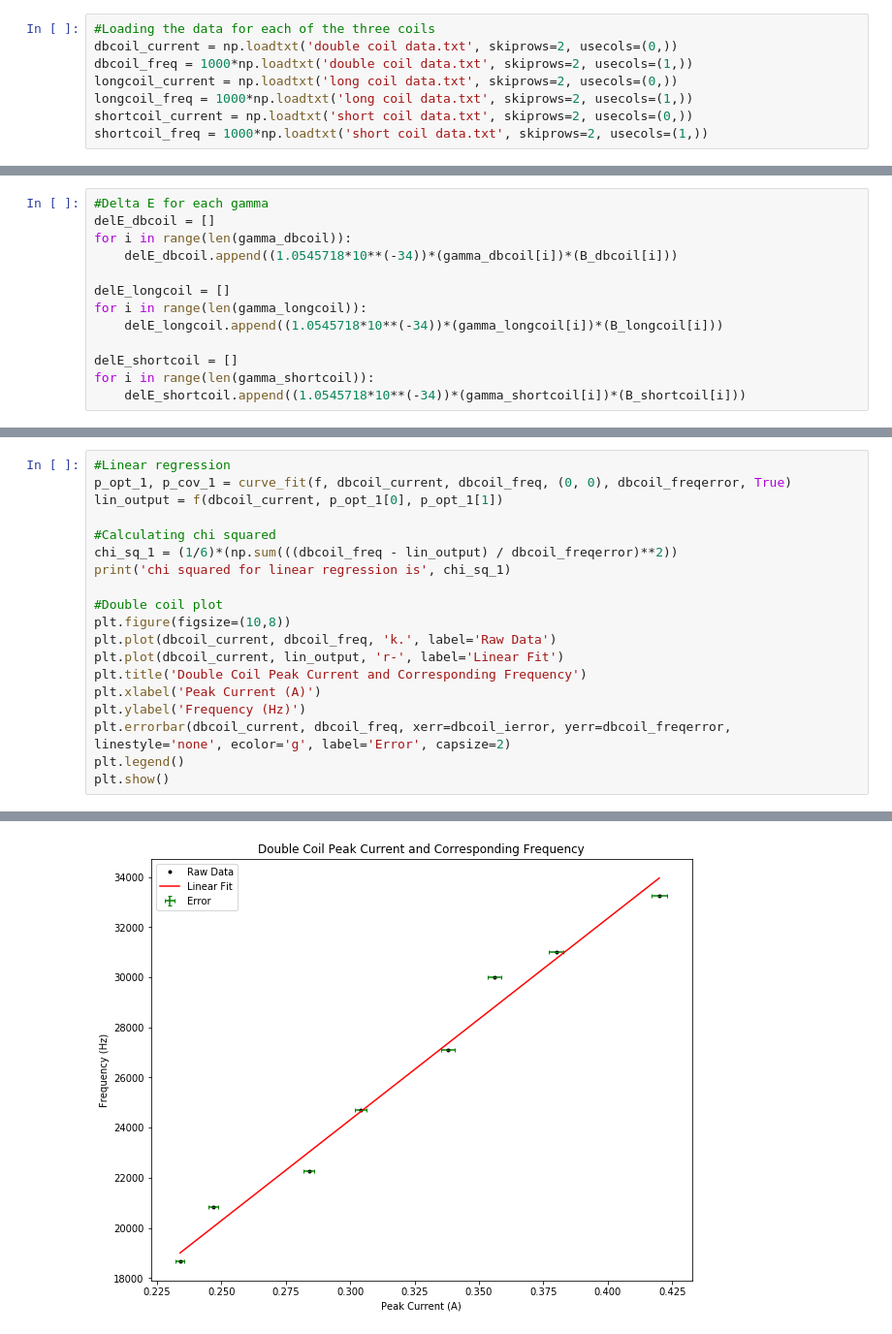
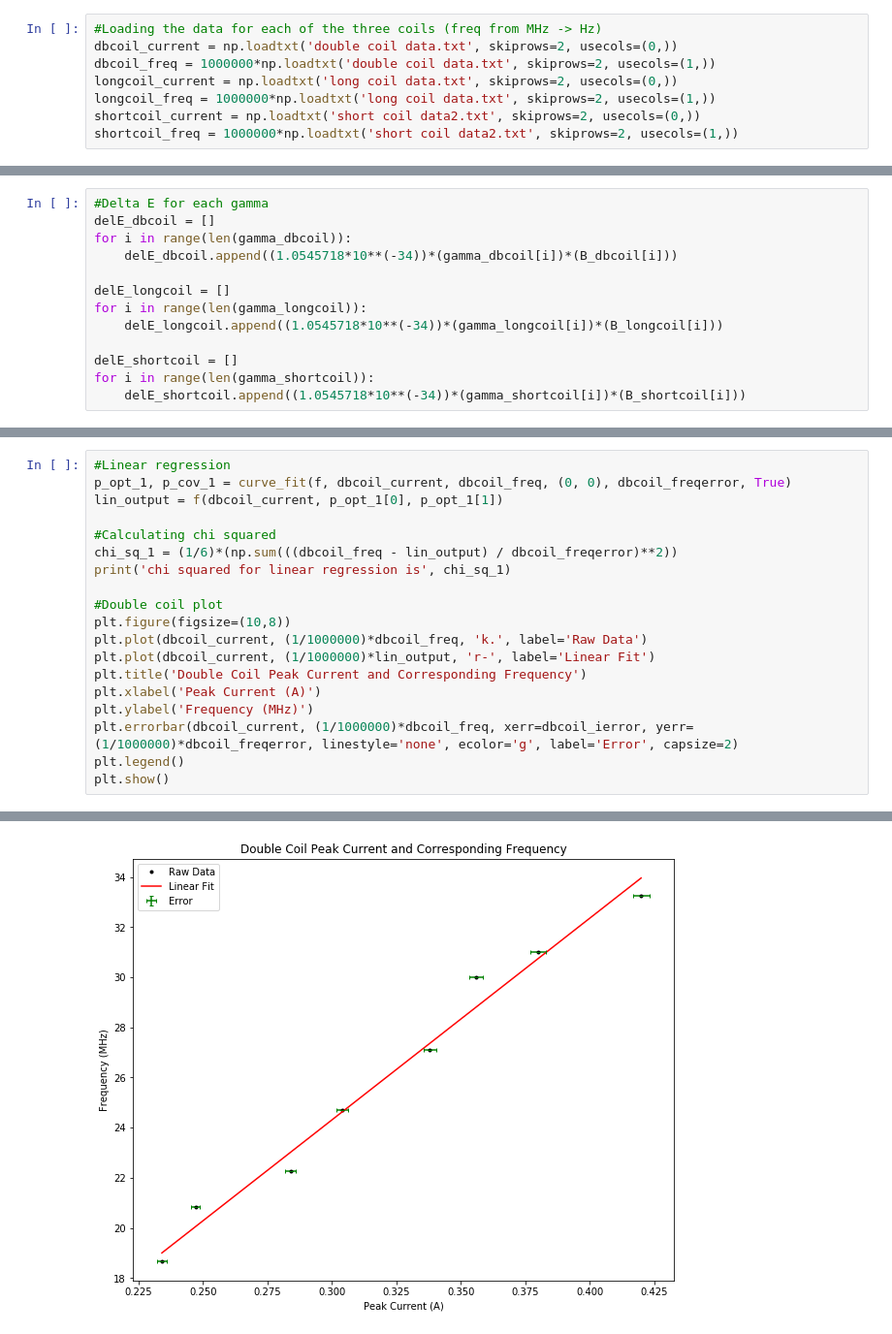
Before and after one commit to AyushPandhi/Pandhi_Ayush_PHY224, a Jupyter notebook: Electron Spin Resonance/Electron Spin Resonance.ipynb, the cells around one changed output, grey strips where cells are left out. Shown at 97% size. Saved outputs shown, nothing was run; the diff lists cells and outputs as text.

```diff
--- a/Electron Spin Resonance/Electron Spin Resonance.ipynb
+++ b/Electron Spin Resonance/Electron Spin Resonance.ipynb
@@ -12,13 +12,13 @@ from scipy.optimize import curve_fit
 def f(x, a, b):
     return a*x + b
 # %%
-#Loading the data for each of the three coils
+#Loading the data for each of the three coils (freq from MHz -> Hz)
 dbcoil_current = np.loadtxt('double coil data.txt', skiprows=2, usecols=(0,))
-dbcoil_freq = 1000*np.loadtxt('double coil data.txt', skiprows=2, usecols=(1,))
+dbcoil_freq = 1000000*np.loadtxt('double coil data.txt', skiprows=2, usecols=(1,))
 longcoil_current = np.loadtxt('long coil data.txt', skiprows=2, usecols=(0,))
-longcoil_freq = 1000*np.loadtxt('long coil data.txt', skiprows=2, usecols=(1,))
-shortcoil_current = np.loadtxt('short coil data.txt', skiprows=2, usecols=(0,))
-shortcoil_freq = 1000*np.loadtxt('short coil data.txt', skiprows=2, usecols=(1,))
+longcoil_freq = 1000000*np.loadtxt('long coil data.txt', skiprows=2, usecols=(1,))
+shortcoil_current = np.loadtxt('short coil data2.txt', skiprows=2, usecols=(0,))
+shortcoil_freq = 1000000*np.loadtxt('short coil data2.txt', skiprows=2, usecols=(1,))
 # %%
 #Finding max of precision and accuracy error for dbcoil
 dbcoil_ierror = np.empty(len(dbcoil_current))
@@ -111,12 +144,12 @@ print('chi squared for linear regression is', chi_sq_1)
 
 #Double coil plot
 plt.figure(figsize=(10,8))
-plt.plot(dbcoil_current, dbcoil_freq, 'k.', label='Raw Data')
-plt.plot(dbcoil_current, lin_output, 'r-', label='Linear Fit')
+plt.plot(dbcoil_current, (1/1000000)*dbcoil_freq, 'k.', label='Raw Data')
+plt.plot(dbcoil_current, (1/1000000)*lin_output, 'r-', label='Linear Fit')
 plt.title('Double Coil Peak Current and Corresponding Frequency')
 plt.xlabel('Peak Current (A)')
-plt.ylabel('Frequency (Hz)')
-plt.errorbar(dbcoil_current, dbcoil_freq, xerr=dbcoil_ierror, yerr=dbcoil_freqerror, linestyle='none', ecolor='g', label='Error', capsize=2)
+plt.ylabel('Frequency (MHz)')
+plt.errorbar(dbcoil_current, (1/1000000)*dbcoil_freq, xerr=dbcoil_ierror, yerr=(1/1000000)*dbcoil_freqerror, linestyle='none', ecolor='g', label='Error', capsize=2)
 plt.legend()
 plt.show()
 # %% [output]
@@ -124,4 +157,4 @@ chi squared for linear regression is 8471978.411400346
-[figure, old version]
+[figure, new version]
 # %%
 #Linear regression
 p_opt_1, p_cov_1 = curve_fit(f, longcoil_current, longcoil_freq, (0, 0), longcoil_freqerror, True)
```
Also changed, not shown: parts of 6 cells of this notebook, 5 other files.
